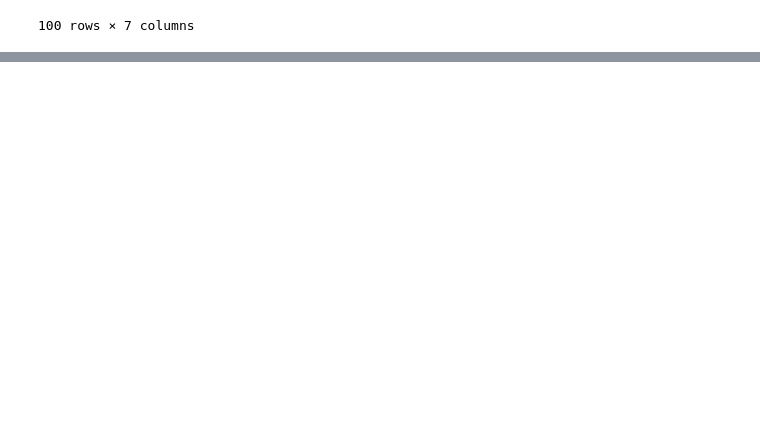
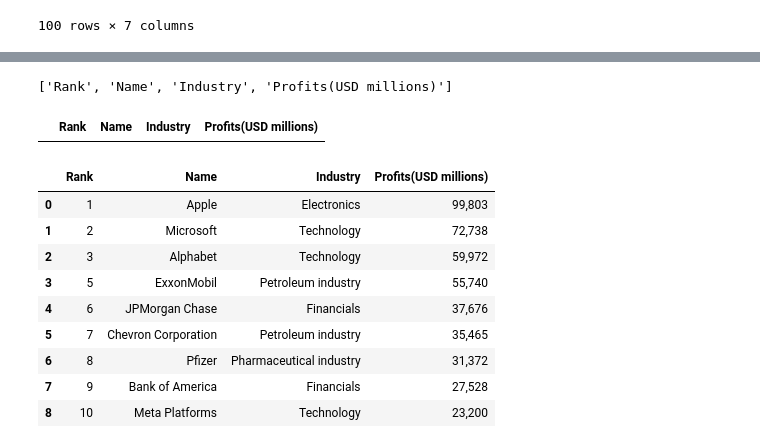
Before and after one commit to sukhpreet1910/Web-Scraping-Pandas, a Jupyter notebook: Web_Scraping With Python.ipynb, the cells around one changed output, grey strips where cells are left out. Saved outputs shown, nothing was run; the diff lists cells and outputs as text; code cells hidden in the pictures; blank space fills up the shorter version.

```diff
--- a/Web_Scraping With Python.ipynb
+++ b/Web_Scraping With Python.ipynb
@@ -81,3 +80,7 @@ df
 100 rows × 7 columns
 # %%
 df.to_csv(r'/Users/sukhsodhi/Desktop/DS_DA/Python/Python_Projects/Top100.csv', index= False)
+# %%
+table1 = soup.find_all('table')[3]
+# %%
+titles1 = table1.find_all('th')
@@ -83,0 +98,32 @@ df.to_csv(r'/Users/sukhsodhi/Desktop/DS_DA/Python/Python_Projects/Top100.csv', i
+# %%
+table1_titles = [title1.text.strip() for title1 in titles1]
+table1_titles
+# %% [output]
+['Rank', 'Name', 'Industry', 'Profits(USD millions)']
+# %%
+Df2 = pd.DataFrame(columns=table1_titles)
+Df2
+# %% [output]
+|  | Rank | Name | Industry | Profits(USD millions) |
+# %%
+columns1_data = table1.find_all('tr')
+#columns1_data
+
+for row1 in columns1_data[1:]:
+    whole_row1_data = row1.find_all('td')
+    individual_row1_data = [data1.text.strip() for data1 in whole_row1_data]
+    length1 = len(Df2)
+    #print(individual_row1_data)
+    Df2.loc[length1] = individual_row1_data
+Df2
+# %% [output]
+|  | Rank | Name | Industry | Profits(USD millions) |
+| 0 | 1 | Apple | Electronics | 99,803 |
+| 1 | 2 | Microsoft | Technology | 72,738 |
+| 2 | 3 | Alphabet | Technology | 59,972 |
+| 3 | 5 | ExxonMobil | Petroleum industry | 55,740 |
+| 4 | 6 | JPMorgan Chase | Financials | 37,676 |
+| 5 | 7 | Chevron Corporation | Petroleum industry | 35,465 |
+| 6 | 8 | Pfizer | Pharmaceutical industry | 31,372 |
+| 7 | 9 | Bank of America | Financials | 27,528 |
+| 8 | 10 | Meta Platforms | Technology | 23,200 |
```
Also changed, not shown: parts of 3 cells of this notebook.
